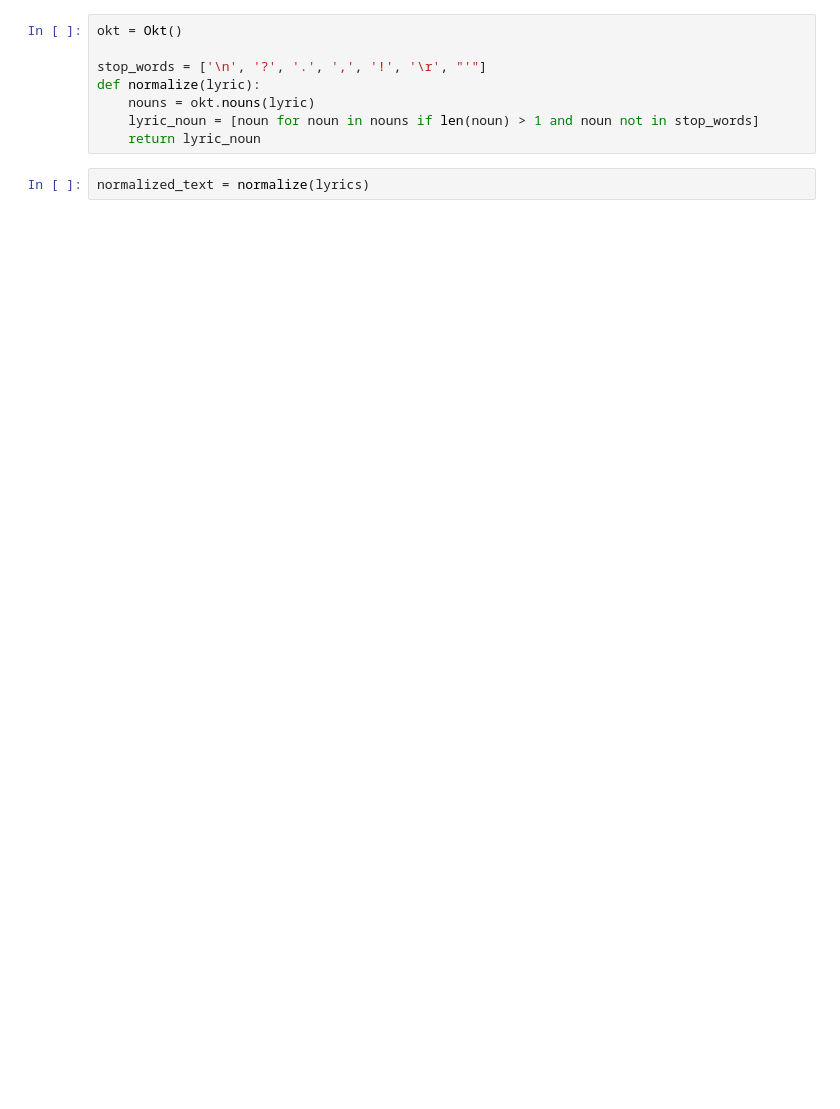
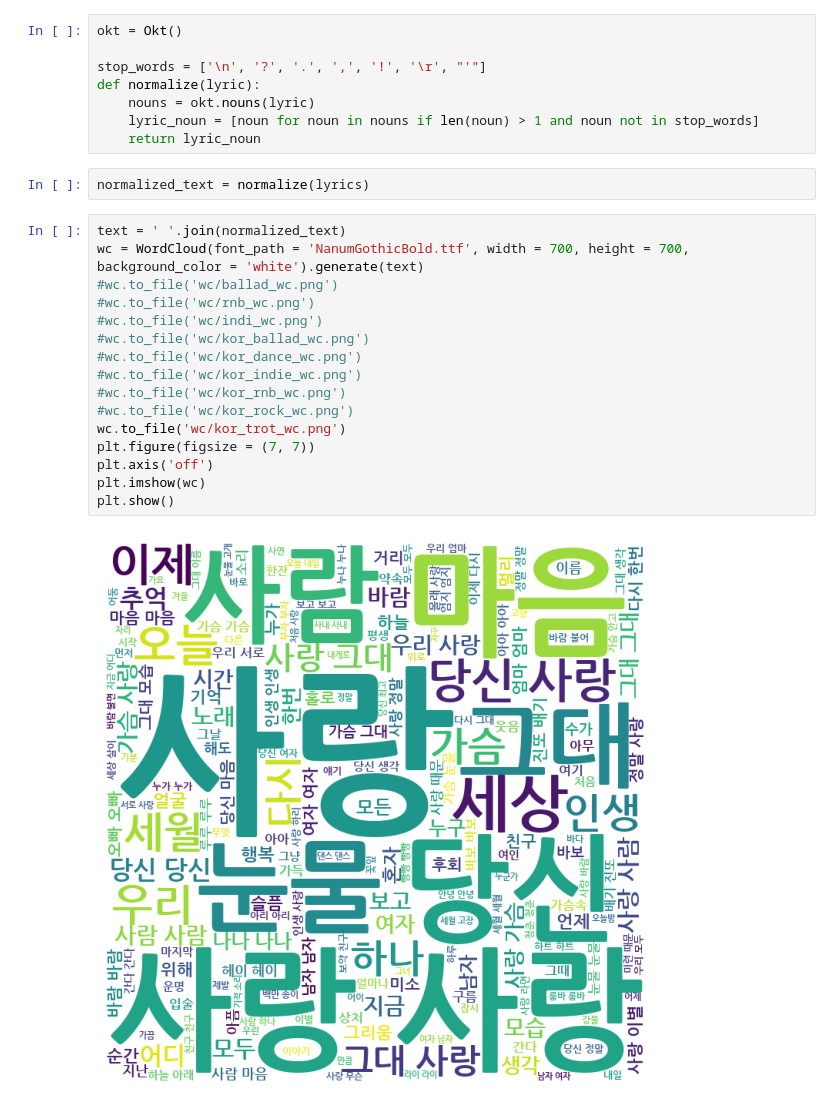
Before and after one commit to JaydenCJH/project_lyrics, a Jupyter notebook: kor_wc.ipynb, the cells around one changed output. Cells and saved outputs as stored; diff of their text form; blank space fills up the shorter version.

```diff
--- a/kor_wc.ipynb
+++ b/kor_wc.ipynb
@@ -95,3 +105,21 @@ def normalize(lyric):
     return lyric_noun
 # %%
 normalized_text = normalize(lyrics)
+# %%
+text = ' '.join(normalized_text)
+wc = WordCloud(font_path = 'NanumGothicBold.ttf', width = 700, height = 700, background_color = 'white').generate(text)
+#wc.to_file('wc/ballad_wc.png')
+#wc.to_file('wc/rnb_wc.png')
+#wc.to_file('wc/indi_wc.png')
+#wc.to_file('wc/kor_ballad_wc.png')
+#wc.to_file('wc/kor_dance_wc.png')
+#wc.to_file('wc/kor_indie_wc.png')
+#wc.to_file('wc/kor_rnb_wc.png')
+#wc.to_file('wc/kor_rock_wc.png')
+wc.to_file('wc/kor_trot_wc.png')
+plt.figure(figsize = (7, 7))
+plt.axis('off')
+plt.imshow(wc)
+plt.show()
+# %% [output]
+[figure, added]
```
Also changed, not shown: parts of 8 cells of this notebook, 21 other files.
